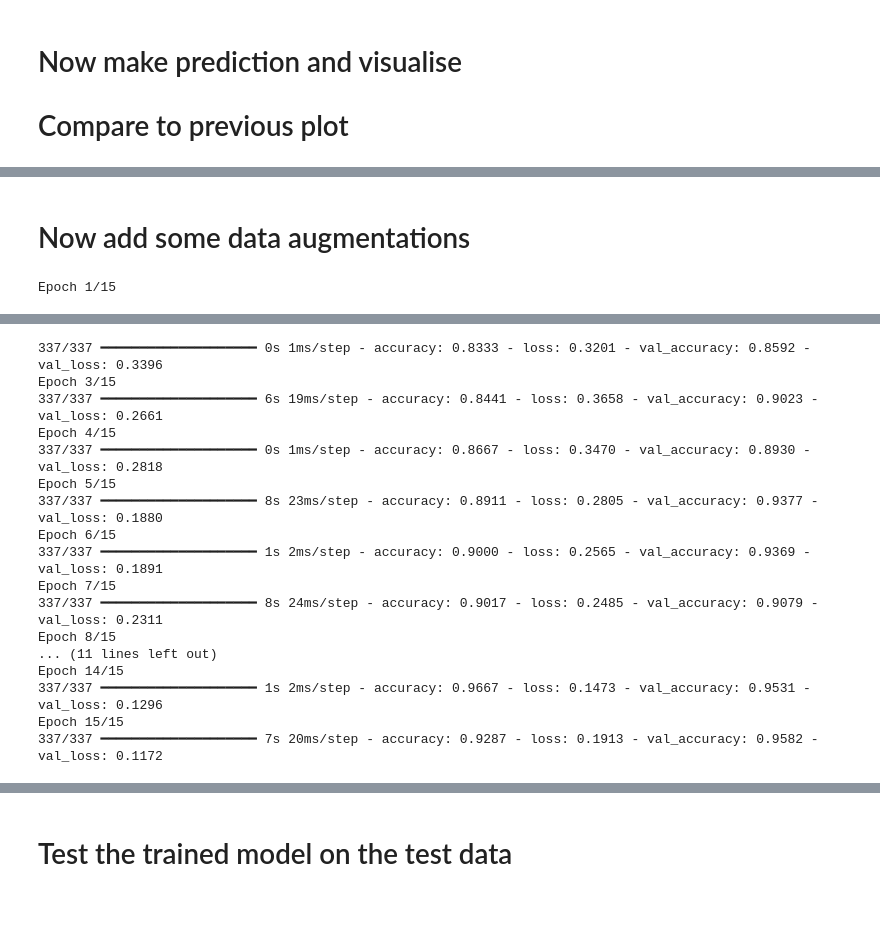
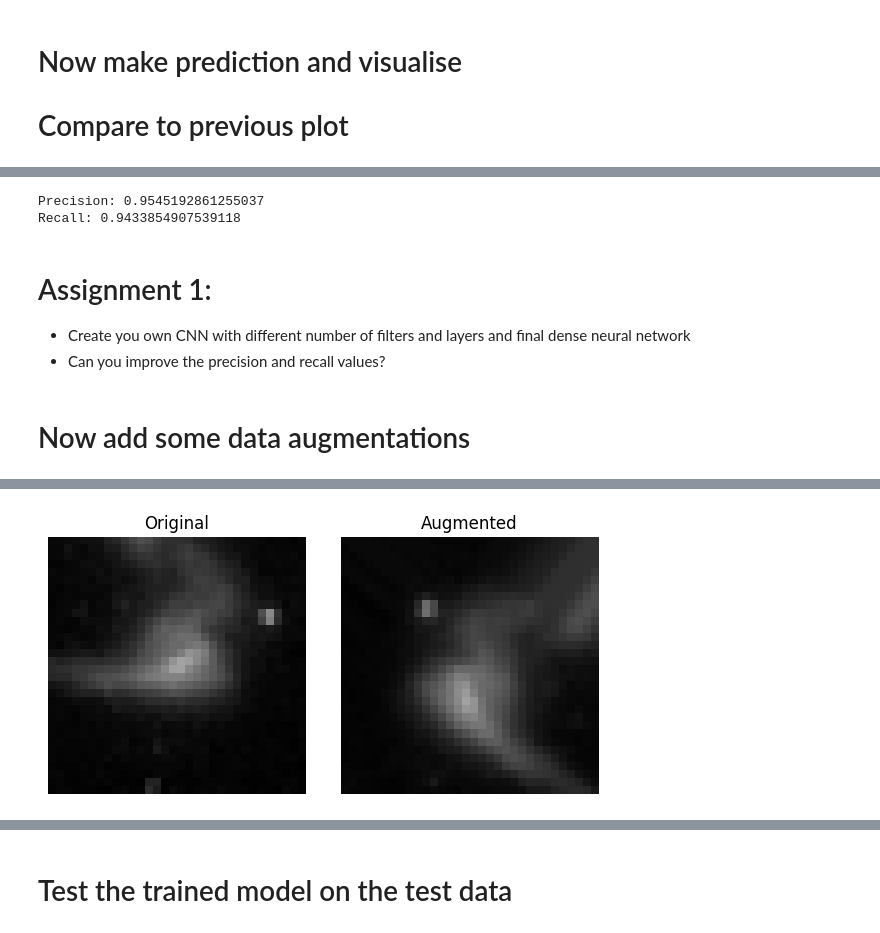
Before and after one commit to csabiu/KAML-2025, a Jupyter notebook: KAML_images.ipynb, the cells around one changed output, grey strips where cells are left out. Saved outputs shown, nothing was run; the diff lists cells and outputs as text; code cells hidden in the pictures; blank space fills up the shorter version.

```diff
--- a/KAML_images.ipynb
+++ b/KAML_images.ipynb
@@ -415,7 +415,18 @@ plt.show()
+# %%
+# compute evaluation metrics: precision and recall
+from sklearn.metrics import precision_score, recall_score
+print("Precision:",precision_score(np.int_(test_label),np.argmax(predictions,axis=1)))
+print("Recall:",recall_score(np.int_(test_label),np.argmax(predictions,axis=1)))
+# %% [output]
+Precision: 0.9545192861255037
+Recall: 0.9433854907539118
+# %% [markdown]
+# Assignment 1:
+*   Create you own CNN with different number of filters and layers and final dense neural network
+*   Can you improve the precision and recall values?
 # %% [markdown]
 # Now add some data augmentations
 # %%
-#from keras.preprocessing.image import ImageDataGenerator
 from tensorflow.keras.preprocessing.image import ImageDataGenerator # Import from tensorflow.keras.preprocessing.image
 
 # create fresh model
@@ -431,8 +442,28 @@ datagen = ImageDataGenerator(width_shift_range=.2,
 
 datagen.fit(train_data)
 
-history = model.fit(datagen.flow(train_data, train_label, batch_size=30),
-                        steps_per_epoch=train_data.shape[0] // 30,
-                        epochs=15,validation_data=(test_data, test_label))
+
+# -------------------------------------------------
+# visualise
+
+idx = 0
+original = train_data[idx]            # shape (H, W, C), dtype float32 or uint8
+
+iterator = datagen.flow(
+    original[np.newaxis, ...],        # add batch dimension
+    batch_size=1,
+    shuffle=False)
+augmented = next(iterator)[0]         # take the first (and only) image
+
+fig, axes = plt.subplots(1, 2, figsize=(6, 3))
+axes[0].imshow((original))
+axes[0].set_title("Original")
+axes[0].axis("off")
+
+axes[1].imshow((augmented))
+axes[1].set_title("Augmented")
+axes[1].axis("off")
+
+plt.tight_layout()
+plt.show()
 # %% [output]
-Epoch 1/15
@@ -442,17 +470 @@ Epoch 2/15
-337/337 ━━━━━━━━━━━━━━━━━━━━ 0s 1ms/step - accuracy: 0.8333 - loss: 0.3201 - val_accuracy: 0.8592 - val_loss: 0.3396
-Epoch 3/15
-337/337 ━━━━━━━━━━━━━━━━━━━━ 6s 19ms/step - accuracy: 0.8441 - loss: 0.3658 - val_accuracy: 0.9023 - val_loss: 0.2661
-Epoch 4/15
-337/337 ━━━━━━━━━━━━━━━━━━━━ 0s 1ms/step - accuracy: 0.8667 - loss: 0.3470 - val_accuracy: 0.8930 - val_loss: 0.2818
-Epoch 5/15
-337/337 ━━━━━━━━━━━━━━━━━━━━ 8s 23ms/step - accuracy: 0.8911 - loss: 0.2805 - val_accuracy: 0.9377 - val_loss: 0.1880
-Epoch 6/15
-337/337 ━━━━━━━━━━━━━━━━━━━━ 1s 2ms/step - accuracy: 0.9000 - loss: 0.2565 - val_accuracy: 0.9369 - val_loss: 0.1891
-Epoch 7/15
-337/337 ━━━━━━━━━━━━━━━━━━━━ 8s 24ms/step - accuracy: 0.9017 - loss: 0.2485 - val_accuracy: 0.9079 - val_loss: 0.2311
-Epoch 8/15
-... (11 lines left out)
-Epoch 14/15
-337/337 ━━━━━━━━━━━━━━━━━━━━ 1s 2ms/step - accuracy: 0.9667 - loss: 0.1473 - val_accuracy: 0.9531 - val_loss: 0.1296
-Epoch 15/15
-337/337 ━━━━━━━━━━━━━━━━━━━━ 7s 20ms/step - accuracy: 0.9287 - loss: 0.1913 - val_accuracy: 0.9582 - val_loss: 0.1172
+[figure, added]
```
Also changed, not shown: parts of 24 cells of this notebook.
